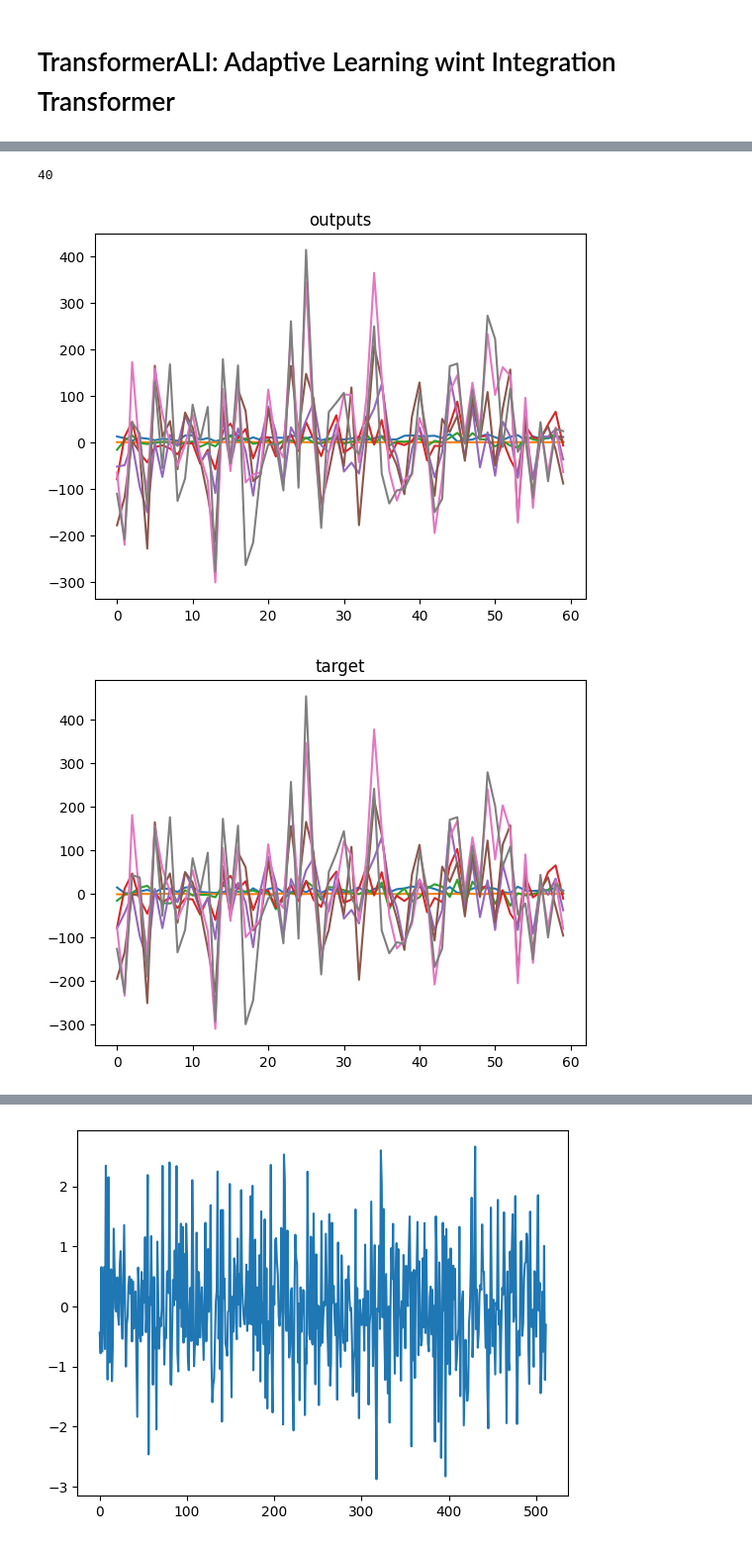
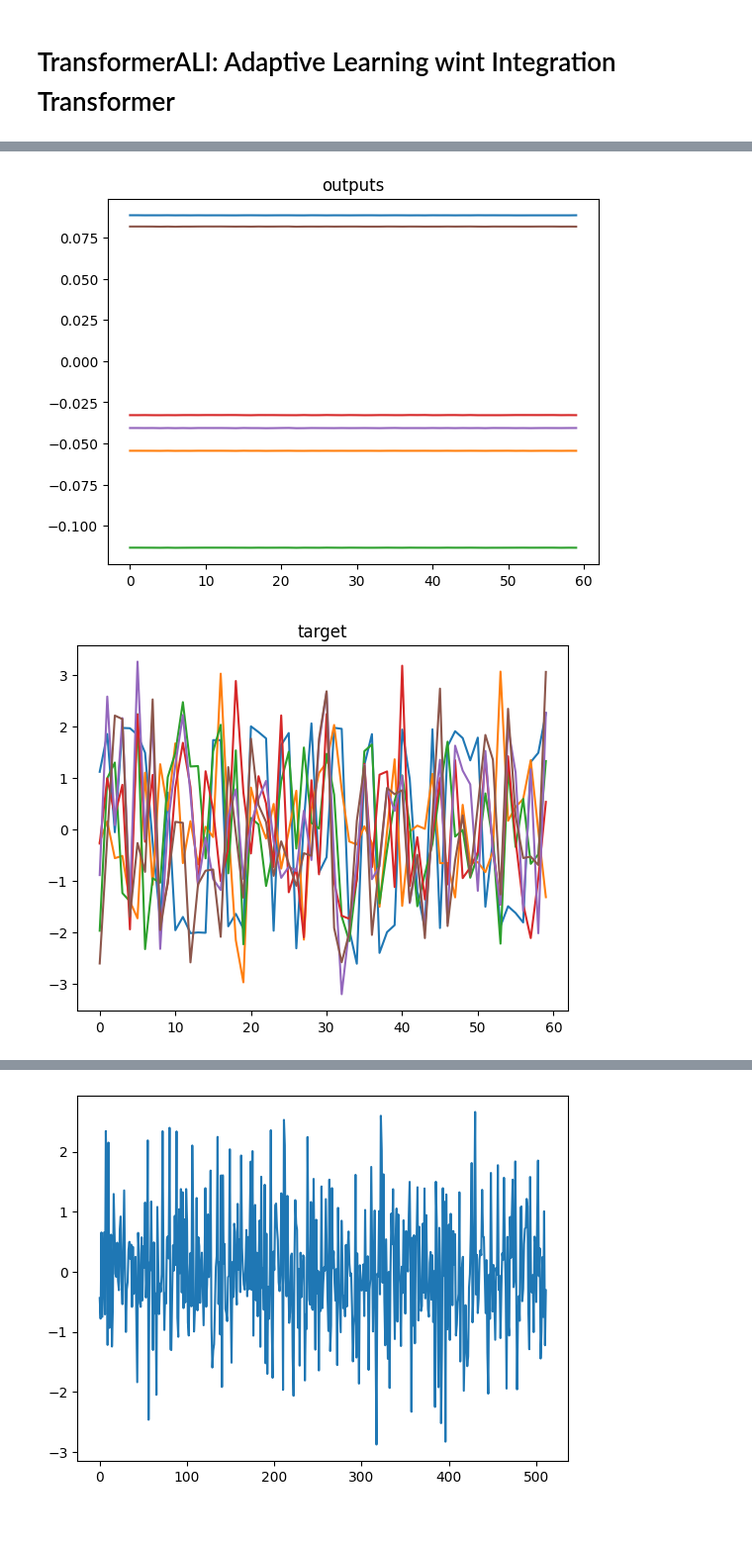
Before and after one commit to alihan-ozturk/attention-is-all-you-need, a Jupyter notebook: Untitled54 (1) (1).ipynb, the cells around one changed output, grey strips where cells are left out. Shown at 99% size. Drawn from its saved outputs; the diff is of its cells as text; code cells hidden in the pictures.

```diff
--- a/Untitled54 (1) (1).ipynb
+++ b/Untitled54 (1) (1).ipynb
@@ -354,17 +119,17 @@ nDecoder = 2
 # %%
 net = transformerALI(var, nEncoder, nDecoder, dmodel).to("cuda")
-optimizer = optim.Adam(net.parameters(),betas=[0.9, 0.98], lr=lr)
-scheduler = LambdaLR(optimizer, lr_lambda)
 criterion = nn.MSELoss()
+optimizer = optim.Adam(net.parameters(), lr=lr, weight_decay=0.9)
 # %%
 hist = []
 
 minLoss = float('inf')
 for i in range(epoch):
     net.train()
+
     for j, (src, tgt) in enumerate(dataset(batchSize*20, batchSize, sqlData, (var, seqlen, 0.2))):
-        src = torch.from_numpy(src).to(torch.float32).permute(2, 0, 1).to("cuda")
-        tgt = torch.from_numpy(tgt).to(torch.float32).to("cuda")
+        src, srcParams = batchStandardize(torch.from_numpy(src).to(torch.float32).permute(2, 0, 1).to("cuda"))
+        tgt = batchStandardize(torch.from_numpy(tgt).to(torch.float32).to("cuda"), srcParams)
 
         optimizer.zero_grad()
 
@@ -374,12 +139,11 @@ for i in range(epoch):
         # updateWeightSeq(net, len(src)) # olmayınca daha iyi
         optimizer.step()
 
-    scheduler.step()
     net.eval()
     runningLoss = 0
     for k, (src, tgt) in enumerate(dataset(batchSize*4, batchSize, sqlData, (var, seqlen, 0.2))):
-        src = torch.from_numpy(src).to(torch.float32).permute(2, 0, 1).to("cuda")
-        tgt = torch.from_numpy(tgt).to(torch.float32).to("cuda")
+        src, srcParams = batchStandardize(torch.from_numpy(src).to(torch.float32).permute(2, 0, 1).to("cuda"))
+        tgt = batchStandardize(torch.from_numpy(tgt).to(torch.float32).to("cuda"), srcParams)
 
         with torch.no_grad():
              outputs = net(src)
@@ -443,3 +169,3 @@ optimizer = optim.Adam(net.parameters(), lr=lr)
 # %%
-# net = transformerALI(var, nEncoder, nDecoder, dmodel).to("cuda")
-# net._load_param = bestWeights.copy()
+net = transformerALI(var, nEncoder, nDecoder, dmodel).to("cuda")
+net.load_state_dict(bestWeights)
@@ -454,2 +182,8 @@ minLoss, np.mean(hist[-len(hist)//4:]), np.std(hist[-len(hist)//4:])
 # %%
-(0.6008660793304443, 1.9025444943308831, 1.4613945146664147)
+def batchStandardize(x, params=None):
+    if params == None:
+        mean = x.mean(0)
+        std = x.std(0) # + 1e8
+        return (x - mean) / std, [mean, std]
+    else:
+        return (x - params[0]) / params[1]
@@ -466,28 +190,34 @@ minLoss, np.mean(hist[-len(hist)//4:]), np.std(hist[-len(hist)//4:])
-# %%
-seqlen
-# %% [output]
-40
 # %%
 net.eval().to("cpu")
 # net.msk = net.msk.to("cpu")
 
 src, tgt = next(iter(dataset(60, 60, sqlData, (var, seqlen, 0.2))))
-src = torch.from_numpy(src).to(torch.float32).permute(2, 0, 1)
-tgt = torch.from_numpy(tgt).to(torch.float32)
+src, srcParams = batchStandardize(torch.from_numpy(src).to(torch.float32).permute(2, 0, 1))
+tgt = batchStandardize(torch.from_numpy(tgt).to(torch.float32), srcParams)
 
 with torch.no_grad():
      outputs = net(src)
 
+
 plt.plot(outputs)
 plt.title("outputs")
 plt.show()
+
 plt.plot(tgt)
 plt.title("target")
 plt.show()
 
 plt.plot(tgt-outputs)
 plt.title("error")
 plt.show()
+
+vars = ["linspace", "rand", *["sin"+str(i+1) for i in range(var-2)]]
+for i in range(var):
+    plt.title(vars[i])
+    plt.plot(outputs[:, i], label="outpus")
+    plt.plot(tgt[:, i], label="target")
+    plt.legend()
+    plt.show()
 # %% [output]
-[figure, old version]
+[figure, new version]
-[figure, old version]
+[figure, new version]
```
Also changed, not shown: parts of 31 cells of this notebook, 1 other file.
